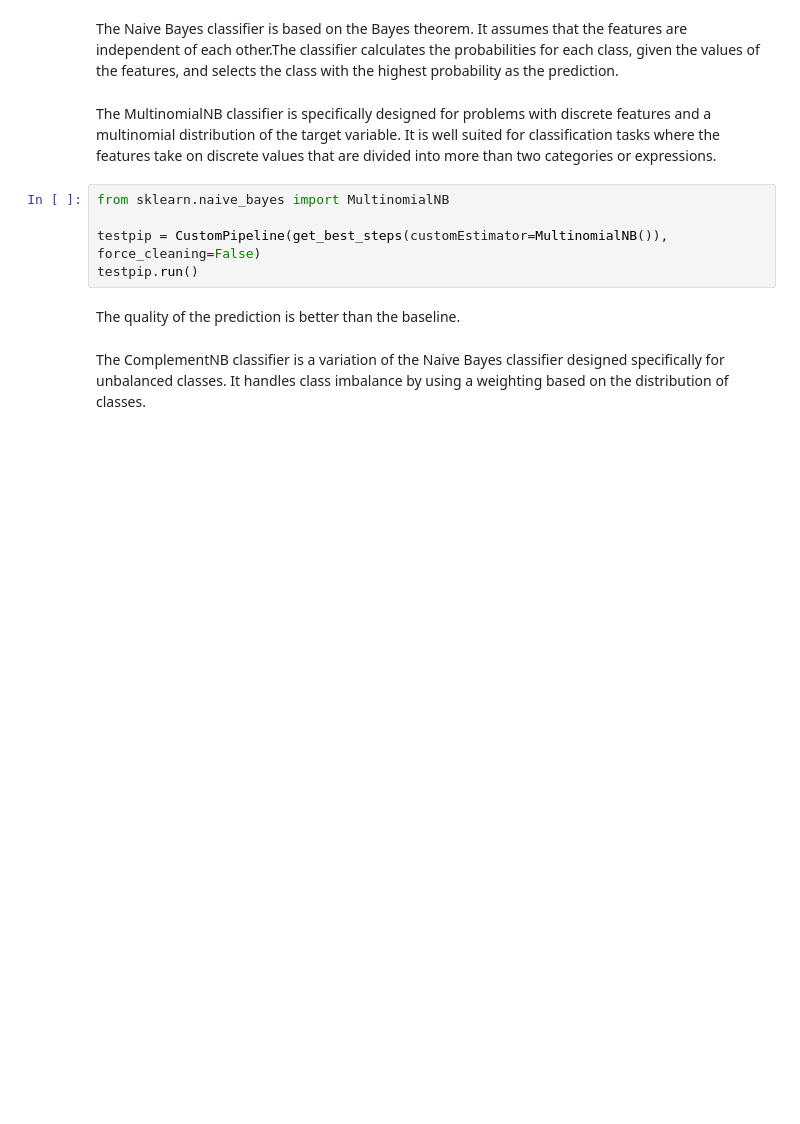
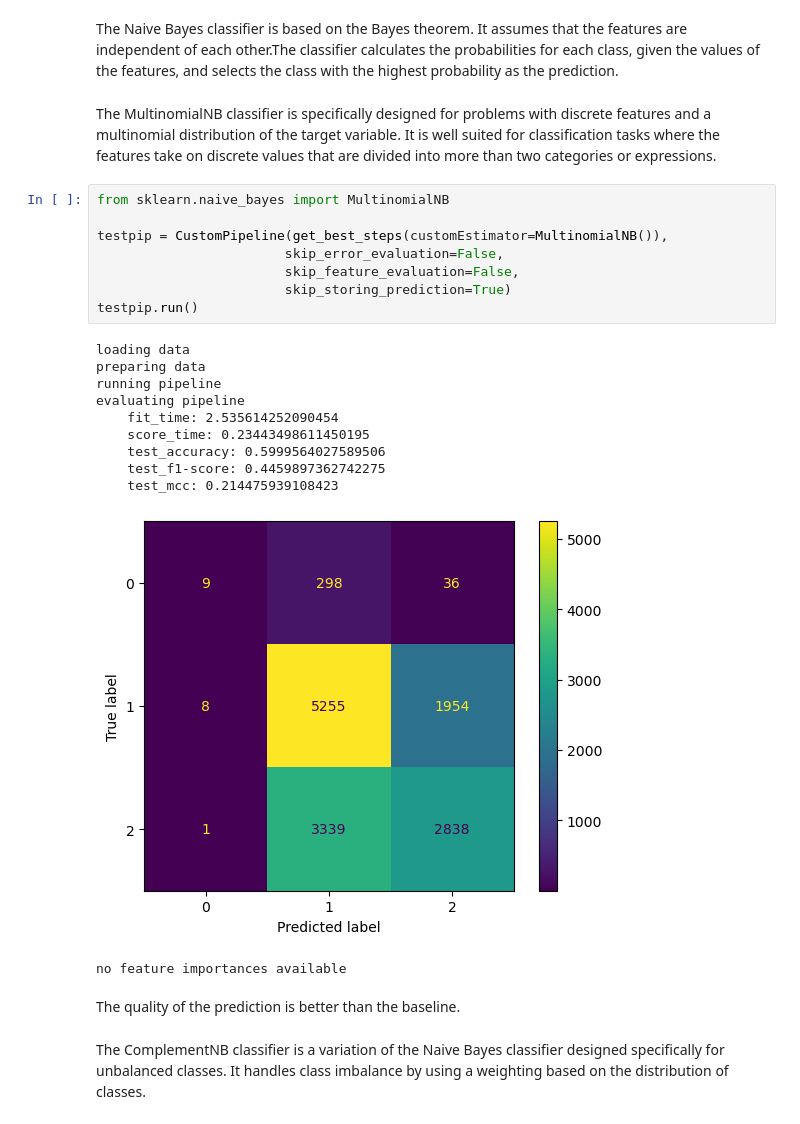
Before and after one commit to Sidies/-2015_Gorkha_earthquake_damage_prediction, a Jupyter notebook: notebooks/tyrell-prediction-models.ipynb, the cells around one changed output. Drawn from its saved outputs; the diff is of its cells as text; blank space fills up the shorter version.

```diff
--- a/notebooks/tyrell-prediction-models.ipynb
+++ b/notebooks/tyrell-prediction-models.ipynb
@@ -291,8 +313,23 @@ The MultinomialNB classifier is specifically designed for problems with discrete
 # %%
 from sklearn.naive_bayes import MultinomialNB
 
-testpip = CustomPipeline(get_best_steps(customEstimator=MultinomialNB()), force_cleaning=False)
+testpip = CustomPipeline(get_best_steps(customEstimator=MultinomialNB()),
+                        skip_error_evaluation=False,
+                        skip_feature_evaluation=False,
+                        skip_storing_prediction=True)
 testpip.run()
+# %% [output]
+loading data
+preparing data
+running pipeline
+evaluating pipeline
+    fit_time: 2.535614252090454
+    score_time: 0.23443498611450195
+    test_accuracy: 0.5999564027589506
+    test_f1-score: 0.4459897362742275
+    test_mcc: 0.214475939108423
+[figure, added]
+no feature importances available
 # %% [markdown]
 The quality of the prediction is better than the baseline.
 # %% [markdown]
```
Also changed, not shown: parts of 3 cells of this notebook, 2 other files.
